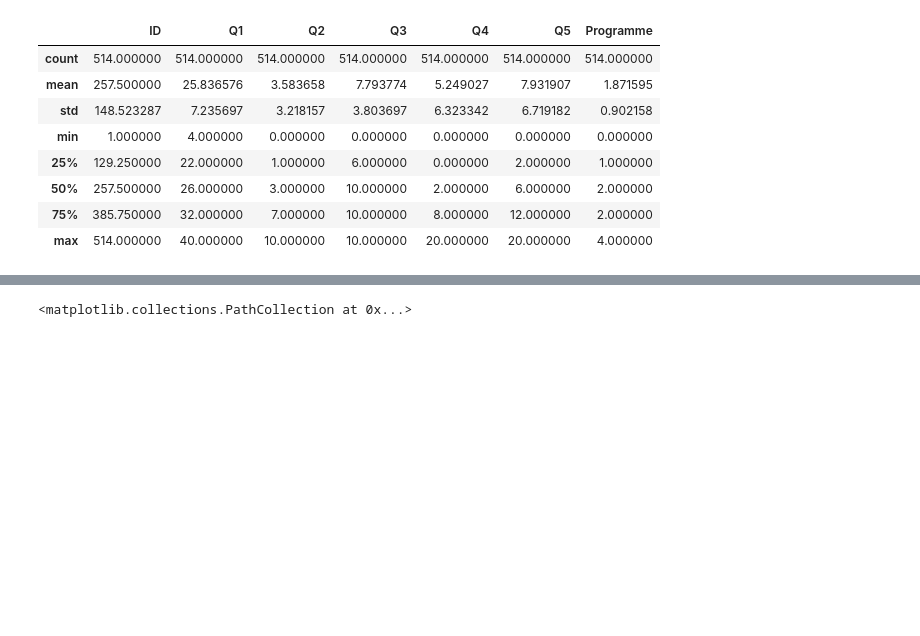
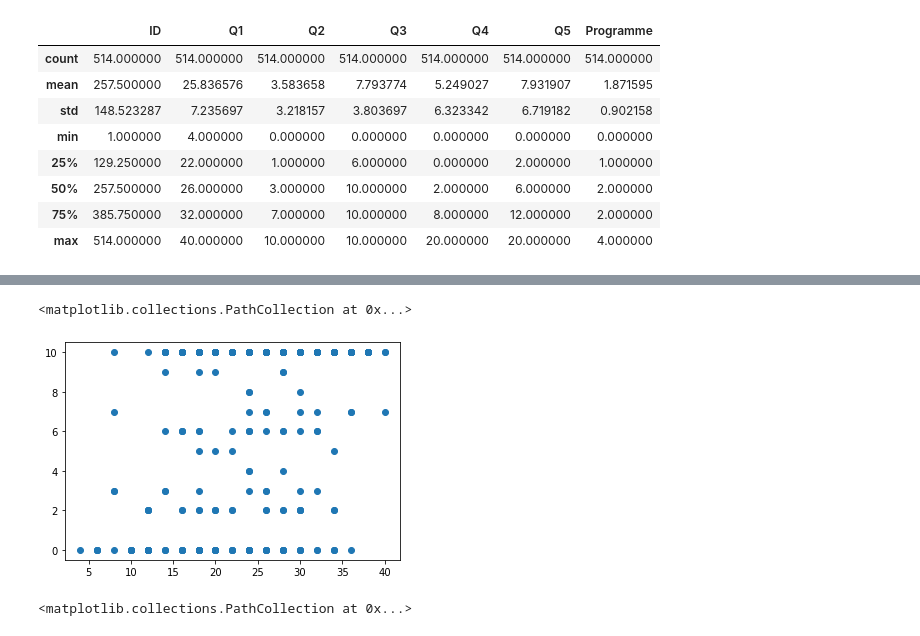
Before and after one commit to HENRIETTA93/pythonProject, a Jupyter notebook: assigns/Y2022/py220505_mac/Untitled1.ipynb, the cells around one changed output, grey strips where cells are left out. Cells and saved outputs as stored; diff of their text form; code cells hidden in the pictures; blank space fills up the shorter version.

```diff
--- a/assigns/Y2022/py220505_mac/Untitled1.ipynb
+++ b/assigns/Y2022/py220505_mac/Untitled1.ipynb
@@ -27,3 +48,8 @@ plt.scatter(df['Q5'].to_numpy(), df['Q1'].to_numpy())
+# %%
+plt.scatter(df['Q1'].to_numpy(), df['Q3'].to_numpy())
+# %% [output]
+<matplotlib.collections.PathCollection at 0x...>
+[figure, added]
 # %%
 plt.scatter("Q4", "Q1",c="Q2", s="Q3",linewidths="Q5",data=data)
 # %% [output]
```
Also changed, not shown: parts of 6 cells of this notebook, 1 other file.
